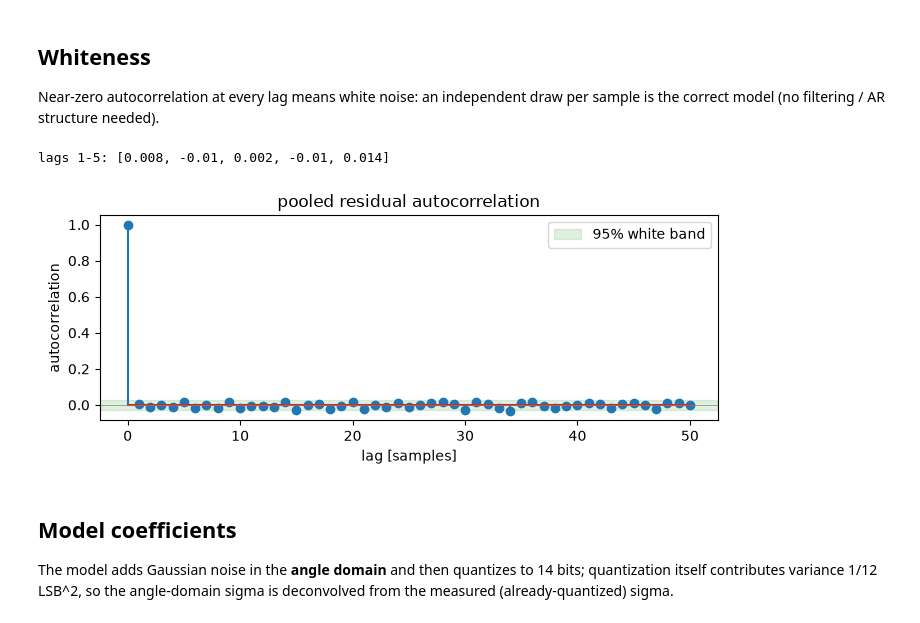
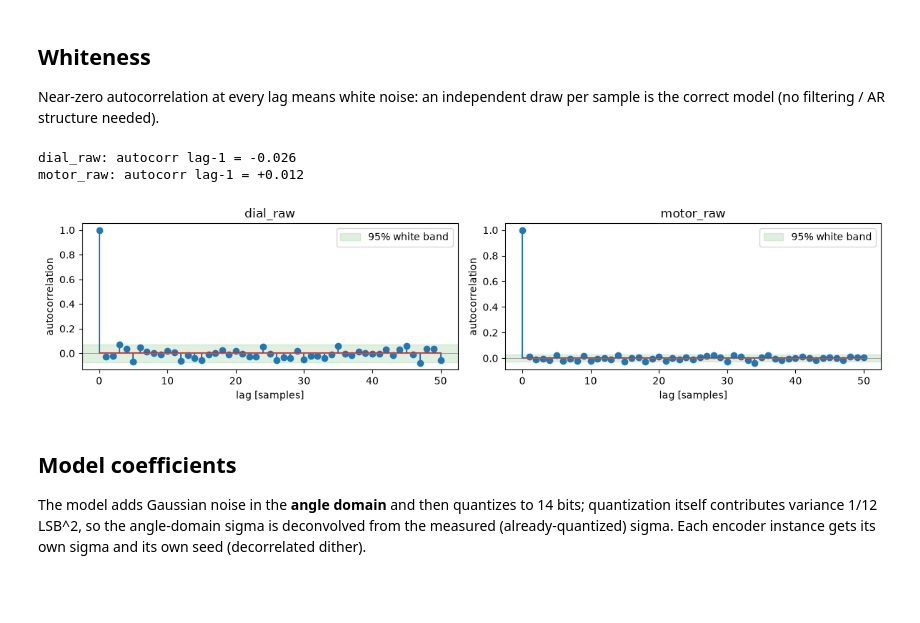
Before and after one commit to PCSmithy/pcs_bldc, a Jupyter notebook: tools/trace_analysis/encoder_noise_baseline/encoder_noise_analysis.ipynb, the cells around one changed output. Saved outputs shown, nothing was run; the diff lists cells and outputs as text; code cells hidden in the pictures; blank space fills up the shorter version.

```diff
--- a/tools/trace_analysis/encoder_noise_baseline/encoder_noise_analysis.ipynb
+++ b/tools/trace_analysis/encoder_noise_baseline/encoder_noise_analysis.ipynb
@@ -110,11 +116,12 @@ pooled residual samples: 5498
 # %%
-fig, ax = plt.subplots(figsize=(10, 3.2))
-ax.plot(v, lw=0.4, color="0.75", label="capture")
-for s, e in segments:
-    ax.plot(range(s, e), v[s:e], lw=1.0, color="tab:blue")
-ax.set_xlabel("sample index")
-ax.set_ylabel("dial_raw [counts]")
-ax.set_title("dwell segments used for noise statistics (blue)")
-ax.legend(loc="upper right")
+fig, axes = plt.subplots(len(signals), 1, figsize=(10, 3.0 * len(signals)))
+for ax, (name, v) in zip(np.atleast_1d(axes), signals.items()):
+    segs, _ = analysis[name]
+    ax.plot(v, lw=0.4, color="0.75")
+    for s, e in segs:
+        ax.plot(range(s, e), v[s:e], lw=1.0, color="tab:blue")
+    ax.set_ylabel(f"{name} [counts]")
+    ax.set_xlabel("sample index")
+fig.suptitle("dwell segments used for noise statistics (blue)")
 fig.tight_layout()
 # %% [output]
@@ -150,30 +159,34 @@ MAD-sigma  = 1.483 LSB  (agreement with sigma => Gaussian-consistent)
 Near-zero autocorrelation at every lag means white noise: an independent draw
 per sample is the correct model (no filtering / AR structure needed).
 # %%
-rr = r - r.mean()
-ac = np.correlate(rr, rr, "full")[len(rr) - 1:] / (rr.var() * len(rr))
-lags = np.arange(0, 51)
-
-fig, ax = plt.subplots(figsize=(7, 3.0))
-ax.stem(lags, ac[:51])
-ax.axhline(0, color="0.5", lw=0.5)
-conf = 1.96 / np.sqrt(len(rr))
-ax.axhspan(-conf, conf, color="tab:green", alpha=0.15, label="95% white band")
-ax.set_xlabel("lag [samples]")
-ax.set_ylabel("autocorrelation")
-ax.set_title("pooled residual autocorrelation")
-ax.legend()
+fig, axes = plt.subplots(1, len(signals), figsize=(6.0 * len(signals), 3.0))
+for ax, (name, (segs, r)) in zip(np.atleast_1d(axes), analysis.items()):
+    rr = r - r.mean()
+    ac = np.correlate(rr, rr, "full")[len(rr) - 1:] / (rr.var() * len(rr))
+    lags = np.arange(0, 51)
+    ax.stem(lags, ac[:51])
+    conf = 1.96 / np.sqrt(len(rr))
+    ax.axhspan(-conf, conf, color="tab:green", alpha=0.15, label="95% white band")
+    ax.axhline(0, color="0.5", lw=0.5)
+    ax.set_title(name)
+    ax.set_xlabel("lag [samples]")
+    ax.set_ylabel("autocorrelation")
+    ax.legend()
+    stats[name]["ac1"] = float(ac[1])
 fig.tight_layout()
 
-print("lags 1-5:", np.round(ac[1:6], 3).tolist())
+for name, s in stats.items():
+    print(f"{name}: autocorr lag-1 = {s['ac1']:+.3f}")
 # %% [output]
-lags 1-5: [0.008, -0.01, 0.002, -0.01, 0.014]
+dial_raw: autocorr lag-1 = -0.026
+motor_raw: autocorr lag-1 = +0.012
-[figure, old version]
+[figure, new version]
 # %% [markdown]
 ## Model coefficients
 
 The model adds Gaussian noise in the **angle domain** and then quantizes to
 14 bits; quantization itself contributes variance 1/12 LSB^2, so the
 angle-domain sigma is deconvolved from the measured (already-quantized)
-sigma.
+sigma. Each encoder instance gets its own sigma and its own seed
+(decorrelated dither).
 # %%
```
Also changed, not shown: parts of 11 cells of this notebook.
